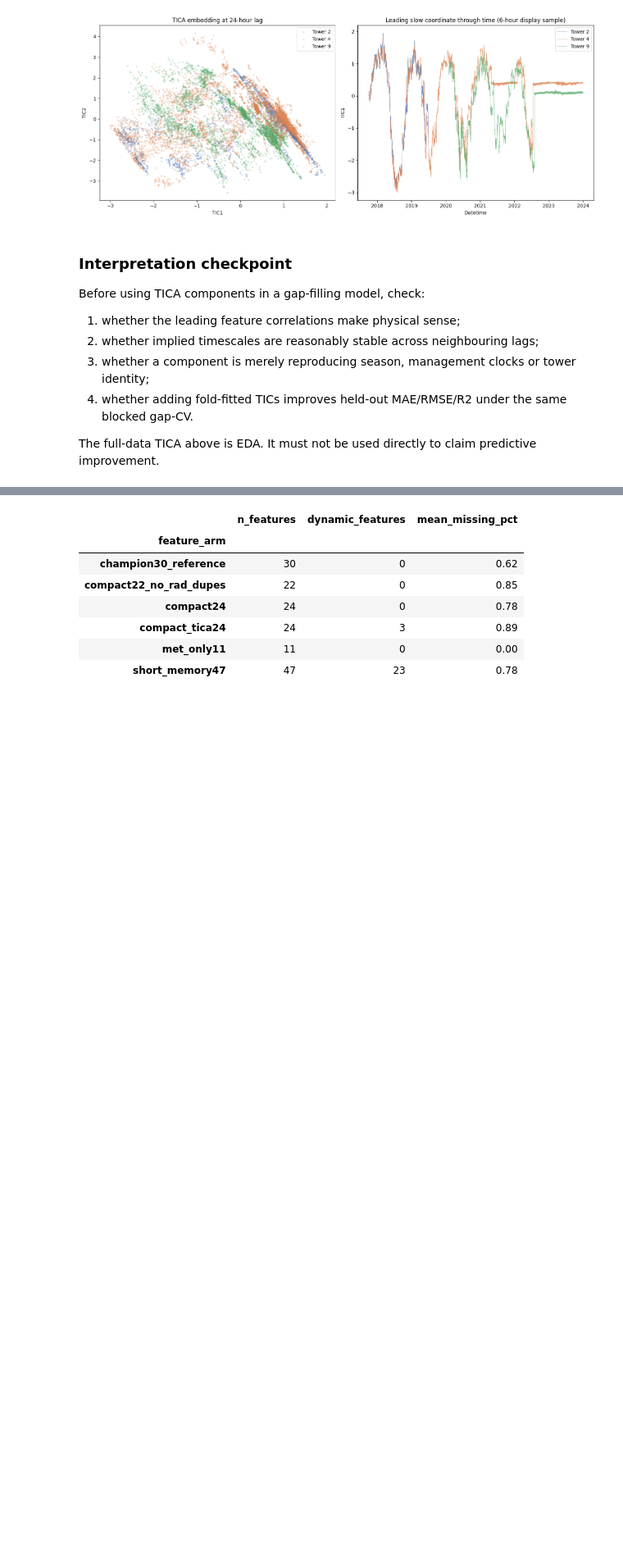
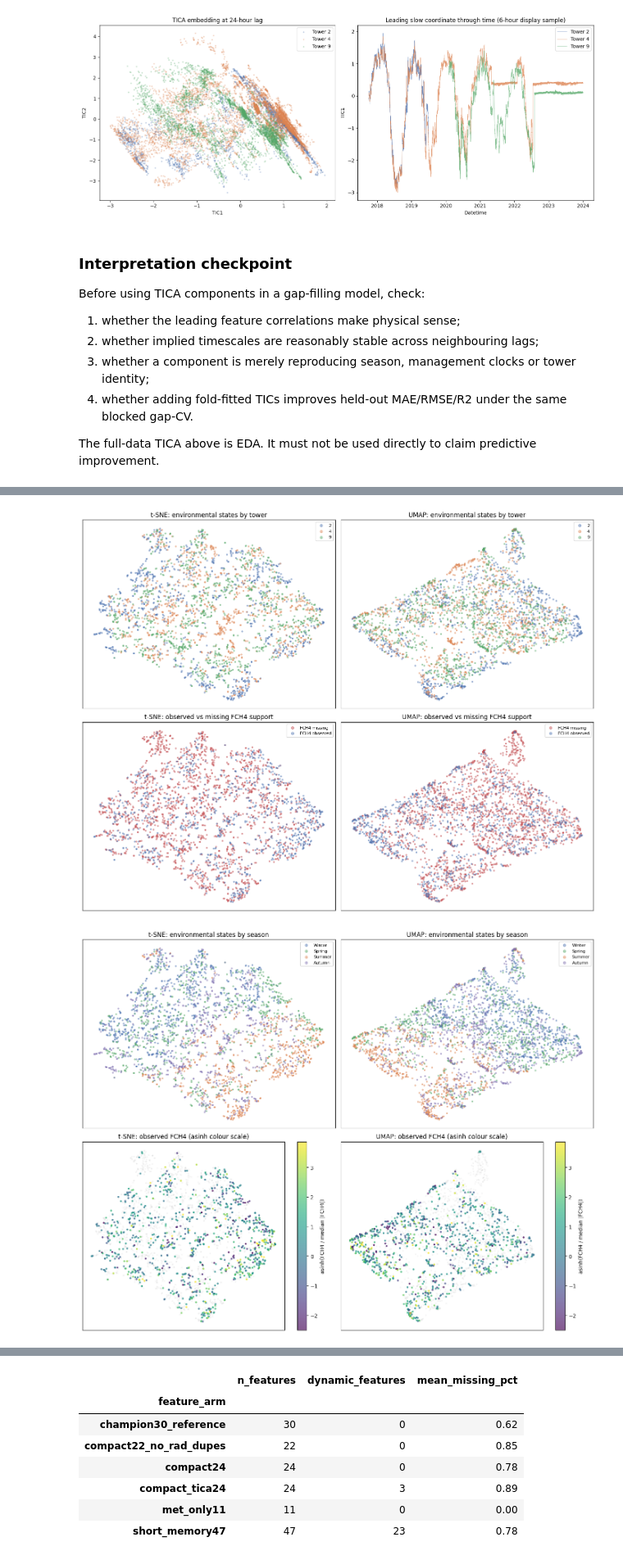
Before and after one commit to nicholas-tobias-00/COMP0191-Dissertation, a Jupyter notebook: notebooks/03c_gap_filling_revisited/temp_modeling_focus.ipynb, the cells around one changed output, grey strips where cells are left out. Shown at 82% size. Drawn from its saved outputs; the diff is of its cells as text; code cells hidden in the pictures; blank space fills up the shorter version.

```diff
--- a/notebooks/03c_gap_filling_revisited/temp_modeling_focus.ipynb
+++ b/notebooks/03c_gap_filling_revisited/temp_modeling_focus.ipynb
@@ -997,0 +1123,67 @@ The full-data TICA above is EDA. It must not be used directly to claim predictiv
+# %%
+def categorical_embedding_plot(ax, frame, x, y, column, colors, title):
+    for label, group in frame.groupby(column, observed=True):
+        ax.scatter(
+            group[x], group[y], s=6, alpha=0.45,
+            color=colors[label], label=str(label), rasterized=True,
+        )
+    ax.set_title(title)
+    ax.set_xticks([])
+    ax.set_yticks([])
+    ax.legend(markerscale=2, fontsize=8)
+
+
+target_state_colors = {"FCH4 observed": "#4C72B0", "FCH4 missing": "#C44E52"}
+fig, axes = plt.subplots(2, 2, figsize=(14, 11))
+for column_number, (name, x, y) in enumerate([
+    ("t-SNE", "TSNE1", "TSNE2"),
+    ("UMAP", "UMAP1", "UMAP2"),
+]):
+    categorical_embedding_plot(
+        axes[0, column_number], NONLINEAR_EMBEDDING, x, y, "tower",
+        TOWER_COLORS, f"{name}: environmental states by tower",
+    )
+    categorical_embedding_plot(
+        axes[1, column_number], NONLINEAR_EMBEDDING, x, y, "target_state",
+        target_state_colors, f"{name}: observed vs missing FCH4 support",
+    )
+plt.tight_layout()
+plt.show()
+
+season_colors = {
+    "Winter": "#4C72B0", "Spring": "#55A868",
+    "Summer": "#DD8452", "Autumn": "#8172B2",
+}
+observed_embedding = NONLINEAR_EMBEDDING.loc[NONLINEAR_EMBEDDING["target"].notna()].copy()
+fch4_scale = max(float(observed_embedding["target"].abs().median()), 1.0)
+observed_embedding["FCH4_asinh"] = np.arcsinh(observed_embedding["target"] / fch4_scale)
+color_limits = observed_embedding["FCH4_asinh"].quantile([0.02, 0.98]).to_numpy()
+
+fig, axes = plt.subplots(2, 2, figsize=(14, 11))
+for column_number, (name, x, y) in enumerate([
+    ("t-SNE", "TSNE1", "TSNE2"),
+    ("UMAP", "UMAP1", "UMAP2"),
+]):
+    categorical_embedding_plot(
+        axes[0, column_number], NONLINEAR_EMBEDDING, x, y, "season",
+        season_colors, f"{name}: environmental states by season",
+    )
+    axes[1, column_number].scatter(
+        NONLINEAR_EMBEDDING[x], NONLINEAR_EMBEDDING[y],
+        s=4, alpha=0.08, color="0.65", rasterized=True,
+    )
+    image = axes[1, column_number].scatter(
+        observed_embedding[x], observed_embedding[y],
+        c=observed_embedding["FCH4_asinh"], cmap="viridis",
+        vmin=color_limits[0], vmax=color_limits[1],
+        s=7, alpha=0.65, rasterized=True,
+    )
+    axes[1, column_number].set_title(f"{name}: observed FCH4 (asinh colour scale)")
+    axes[1, column_number].set_xticks([])
+    axes[1, column_number].set_yticks([])
+    fig.colorbar(image, ax=axes[1, column_number], label="asinh(FCH4 / median |FCH4|)")
+plt.tight_layout()
+plt.show()
+# %% [output]
+[figure, added]
+[figure, added]
```
Also changed, not shown: parts of 27 cells of this notebook, 3 other files.
